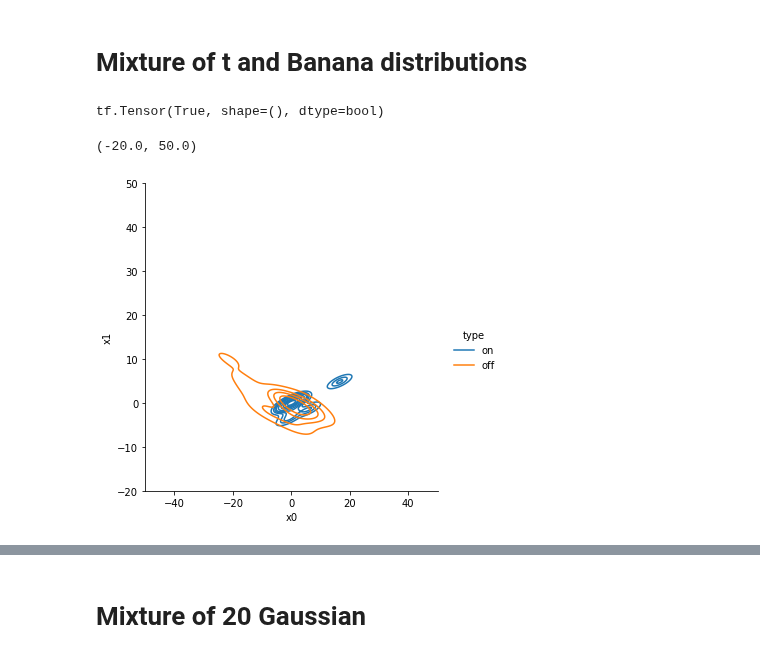
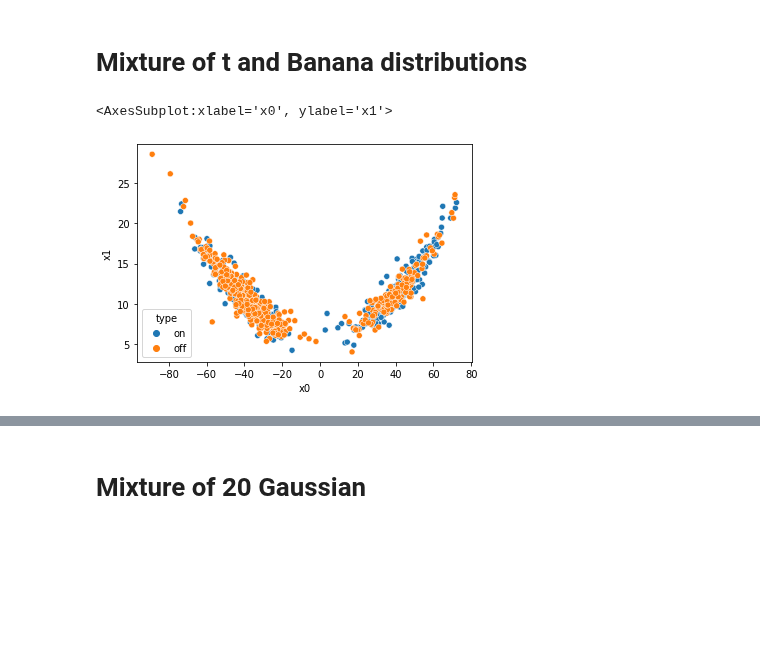
Before and after one commit to XingLLiu/u-stat-high-dim, a Jupyter notebook: ratios.ipynb, the cells around one changed output, grey strips where cells are left out. Saved outputs shown, nothing was run; the diff lists cells and outputs as text; code cells hidden in the pictures; blank space fills up the shorter version.

```diff
--- a/ratios.ipynb
+++ b/ratios.ipynb
@@ -400,22 +336,9 @@ xx = samples_off
-# %%
-# diff = (t_dist.log_prob(xx) - tf.math.log(t_prob_fast(xx)))
-
-# diff = (banana_dist.log_prob(xx) - tf.math.log(banana_prob_fast(xx)))
-
-# diff = log_prob_fn(xx) - mix_log_prob_fast(xx)
-
-diff = log_prob_fn(xx) - target.log_prob(xx)
-
-# print(diff)
-print(tf.experimental.numpy.allclose(diff, diff[0]))
-# %% [output]
-tf.Tensor(True, shape=(), dtype=bool)
 # %%
-sns.displot(data=samples_df, x="x0", y="x1", kind="kde", hue="type")
-# sns.scatterplot(data=samples_df, x="x0", y="x1", hue="type")
-plt.xlim(-50, 50)
-plt.ylim(-20, 50)
+# sns.displot(data=samples_df, x="x0", y="x1", kind="kde", hue="type")
+sns.scatterplot(data=samples_df, x="x0", y="x1", hue="type")
+# plt.xlim(-50, 50)
+# plt.ylim(-20, 50)
 # %% [output]
-(-20.0, 50.0)
+<AxesSubplot:xlabel='x0', ylabel='x1'>
-[figure, old version]
+[figure, new version]
 # %%
```
Also changed, not shown: parts of 49 cells of this notebook, 2 other files.
